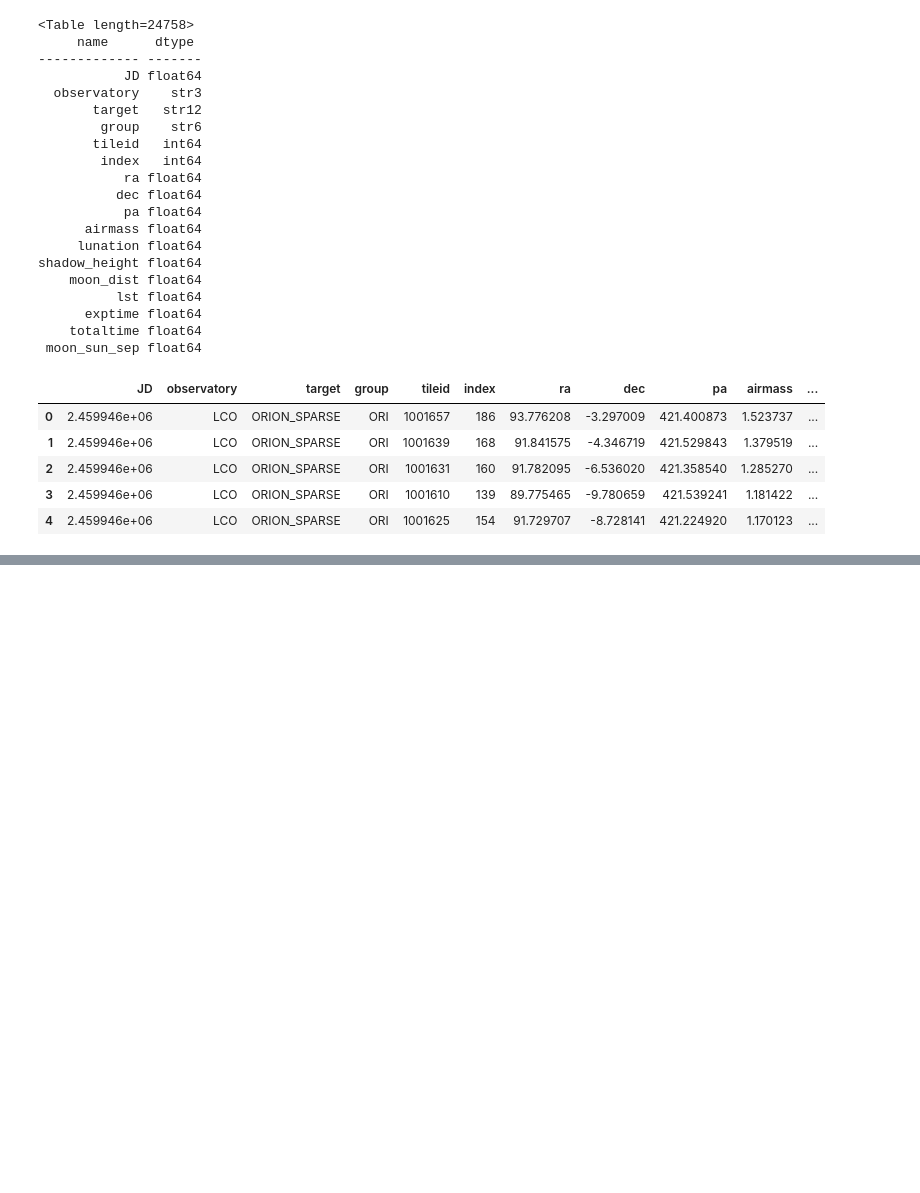
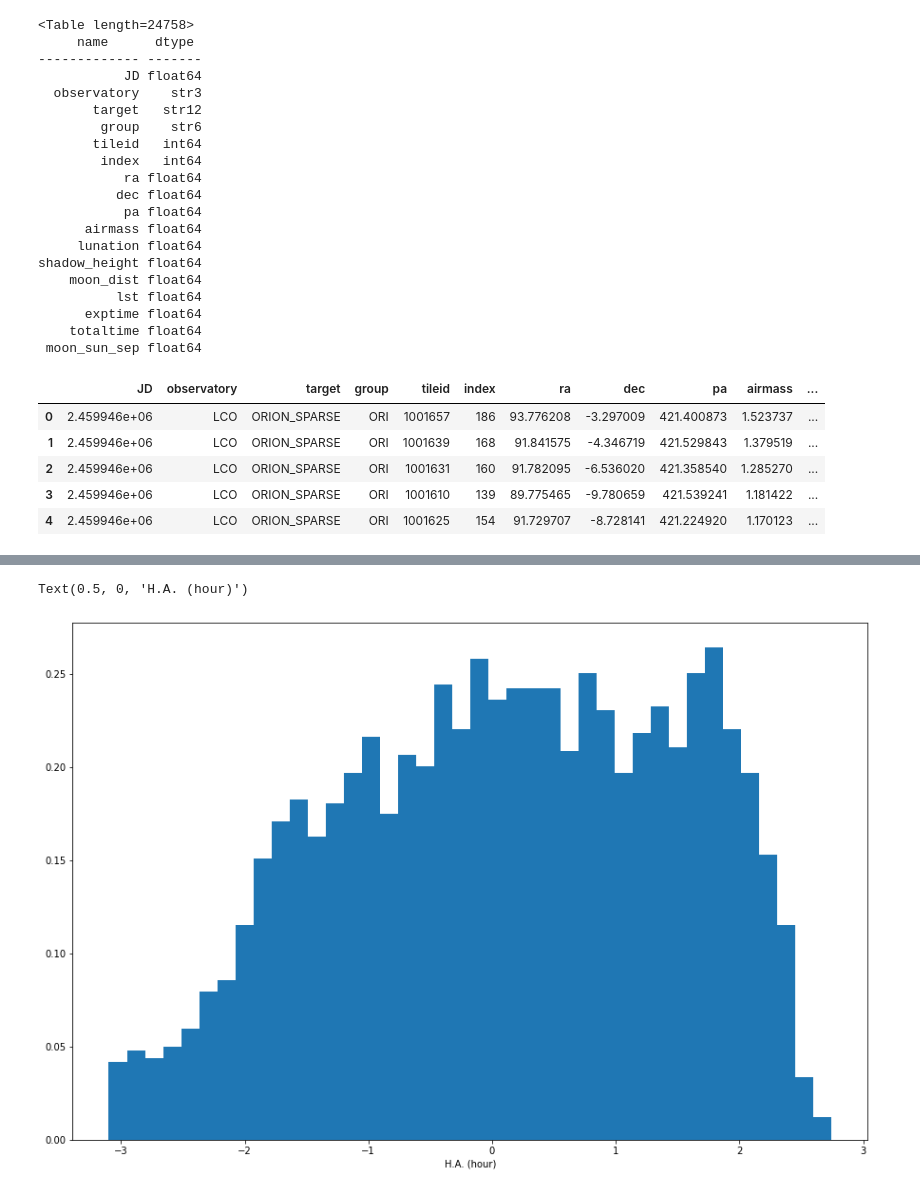
Before and after one commit to sdss/lvmdrp, a Jupyter notebook: docs/nb/sky-simulation.ipynb, the cells around one changed output, grey strips where cells are left out. Saved outputs shown, nothing was run; the diff lists cells and outputs as text; code cells hidden in the pictures; blank space fills up the shorter version.

```diff
--- a/docs/nb/sky-simulation.ipynb
+++ b/docs/nb/sky-simulation.ipynb
@@ -195,0 +308,8 @@ shadow_heights = calculator.get_heights()
+# %%
+mask = np.abs(sky_sci_table["ha"]) <= 3.5
+mask &= sky_sci_table["airmass"] < 1.3
+mask &= (survey["shadow_height"].min() <= sky_sci_table["shadow_heights"]) & (sky_sci_table["shadow_heights"] <= survey["shadow_height"].max())
+
+
+sky_sci_match = sky_sci_table[mask]
+sky_sci_match
@@ -195,0 +336,7 @@ shadow_heights = calculator.get_heights()
+# %%
+plt.figure(figsize=(15,10))
+plt.hist(sky_sci_match["ha"], bins=40, density=True)
+plt.xlabel("H.A. (hour)")
+# %% [output]
+Text(0.5, 0, 'H.A. (hour)')
+[figure, added]
```
Also changed, not shown: parts of 18 cells of this notebook.
